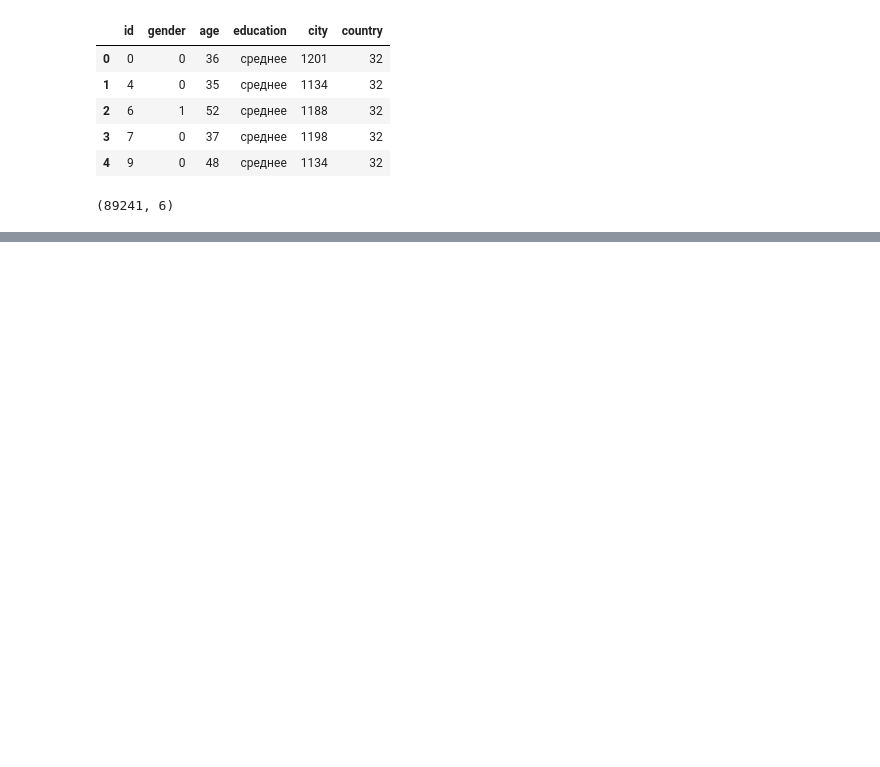
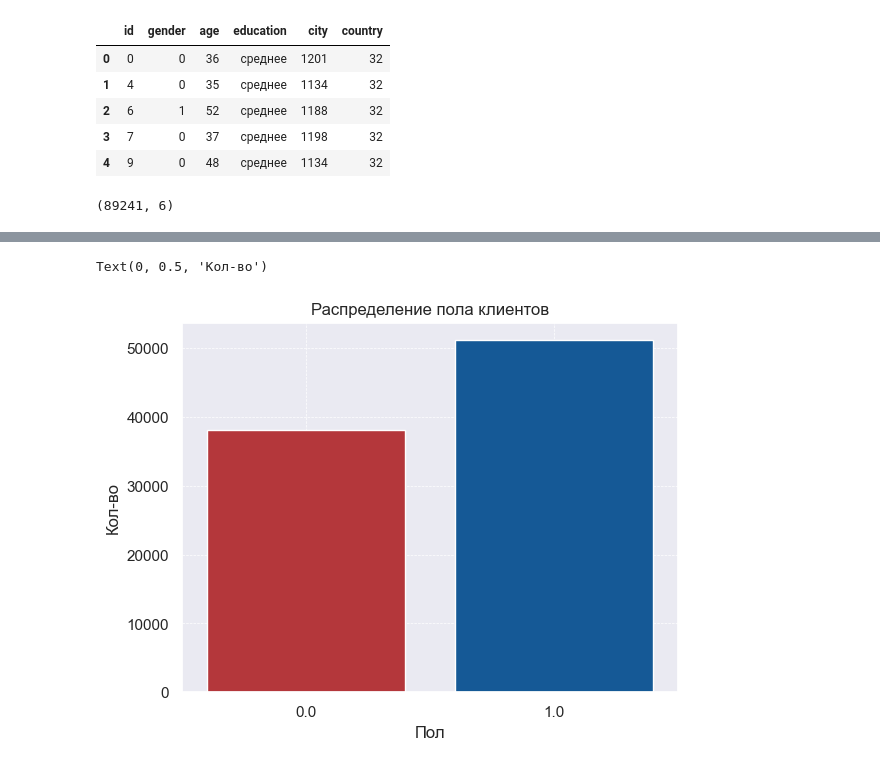
Before and after one commit to Dimayo/sporting_store, a Jupyter notebook: research.ipynb, the cells around one changed output, grey strips where cells are left out. Cells and saved outputs as stored; diff of their text form; code cells hidden in the pictures; blank space fills up the shorter version.

```diff
--- a/research.ipynb
+++ b/research.ipynb
@@ -23,0 +134,9 @@ df_personal_data.shape
+# %%
+sns.countplot(x = df_clients['gender'],palette=['#C92228',"#005AAB"])
+plt.grid(linestyle = '--', linewidth = 0.5)
+plt.title('Распределение пола клиентов')
+plt.xlabel('Пол')
+plt.ylabel('Кол-во')
+# %% [output]
+Text(0, 0.5, 'Кол-во')
+[figure, added]
```
Also changed, not shown: parts of 26 cells of this notebook.
